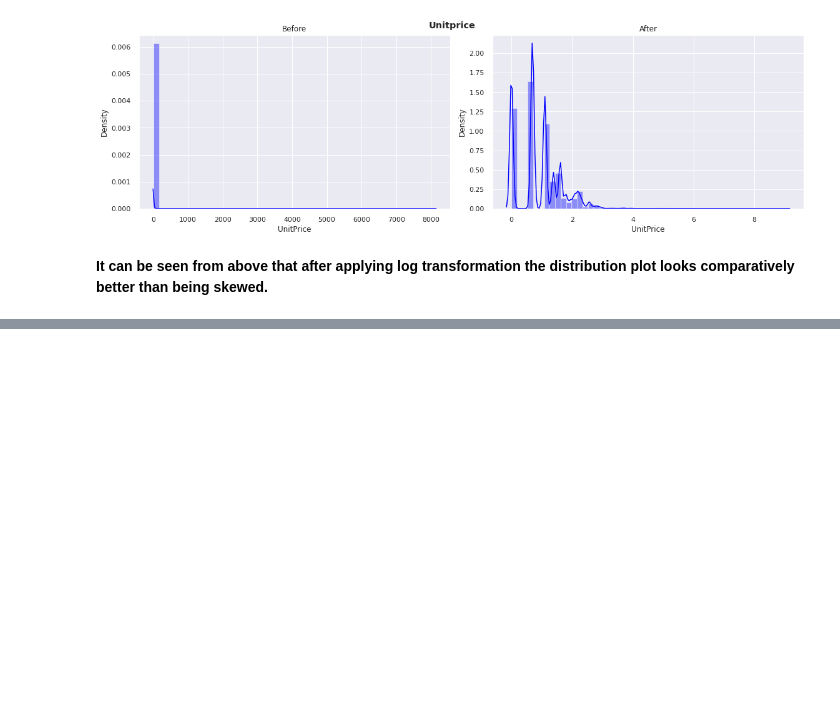
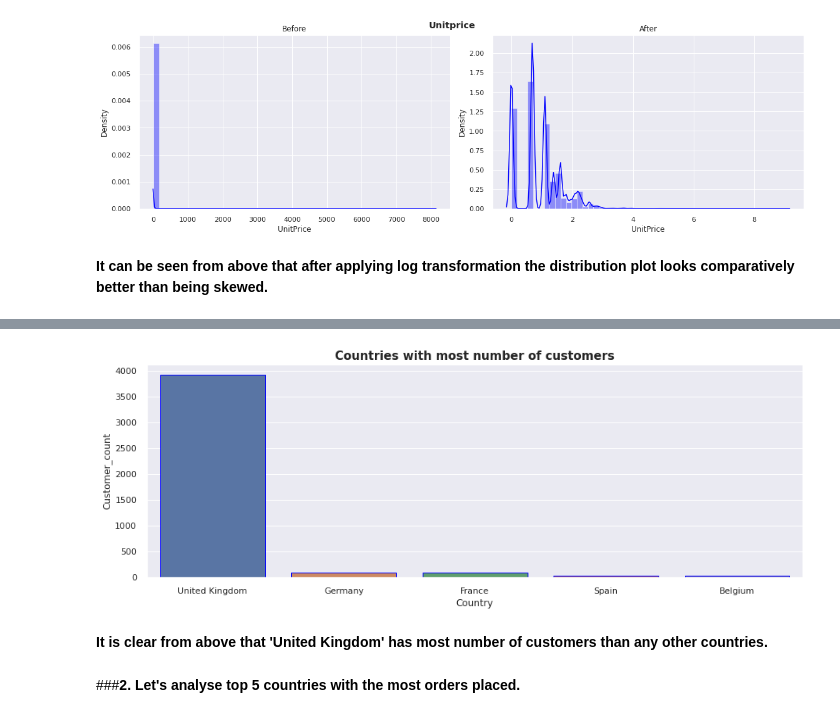
Before and after one commit to Kousikdutta1/Online-Retail-Customer-Segmentation, a Jupyter notebook: Kousik_Dutta_Online_Retail_Customer_Segmentation_Capstone_Project.ipynb, the cells around one changed output, grey strips where cells are left out. Saved outputs shown, nothing was run; the diff lists cells and outputs as text; code cells hidden in the pictures; blank space fills up the shorter version.

Commit message:
Fourth Commit Online Retail Customer Segmentation

```diff
--- a/Kousik_Dutta_Online_Retail_Customer_Segmentation_Capstone_Project.ipynb
+++ b/Kousik_Dutta_Online_Retail_Customer_Segmentation_Capstone_Project.ipynb
@@ -575,0 +582,6 @@ for column in dis_col :
+# %%
+# First let's see the dataframe of top 5 Countries with most customers
+
+country_cust = cust_df.groupby('Country')['CustomerID'].nunique().reset_index().sort_values('CustomerID', ascending = False)
+country_cust.rename(columns = {'CustomerID' : 'Customer_count'}, inplace = True)
+country_cust.head()
@@ -575,0 +595,13 @@ for column in dis_col :
+# %%
+# Let's plot a bar plot to visualize the top 5 countries with most number of customer
+
+plt.figure(figsize = (15,5))
+sns.barplot(x = 'Country', y = 'Customer_count', data = country_cust.head(5), edgecolor = 'blue')
+plt.title ('Countries with most number of customers' , weight = 'bold', fontsize = 15)
+plt.show();
+# %% [output]
+[figure, added]
+# %% [markdown]
+**It is clear from above that 'United Kingdom' has most number of customers than any other countries.**
+# %% [markdown]
+###**2. Let's analyse top 5 countries with the most orders placed.**
```
Also changed, not shown: parts of 23 cells of this notebook.
